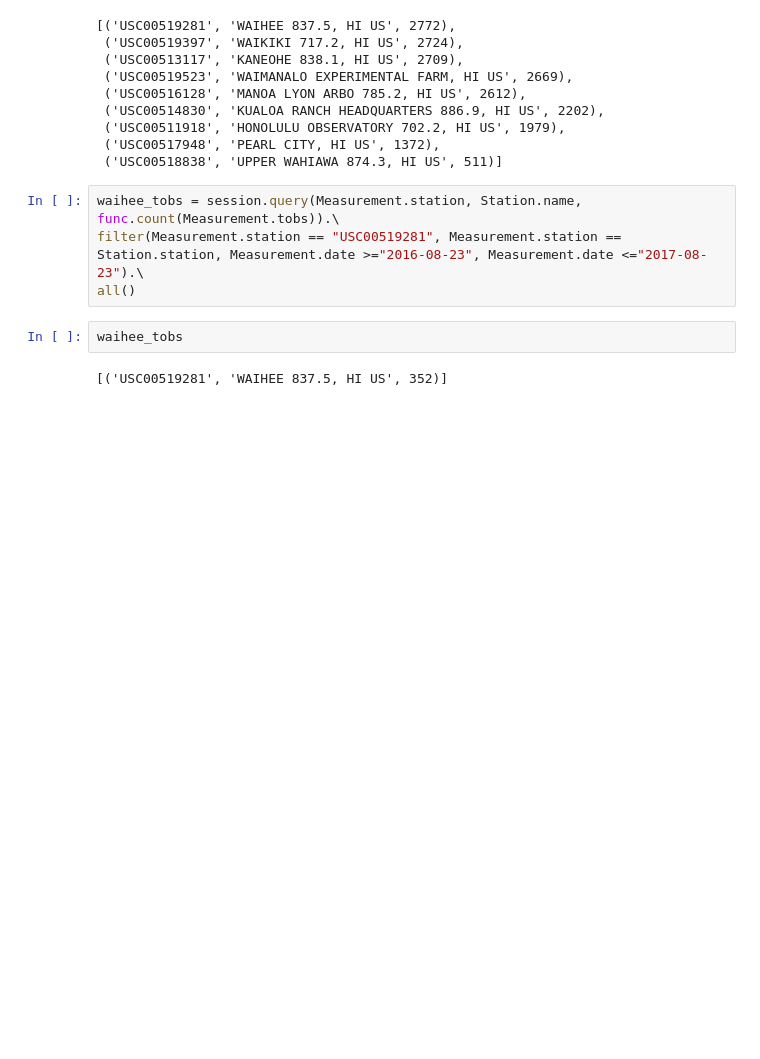
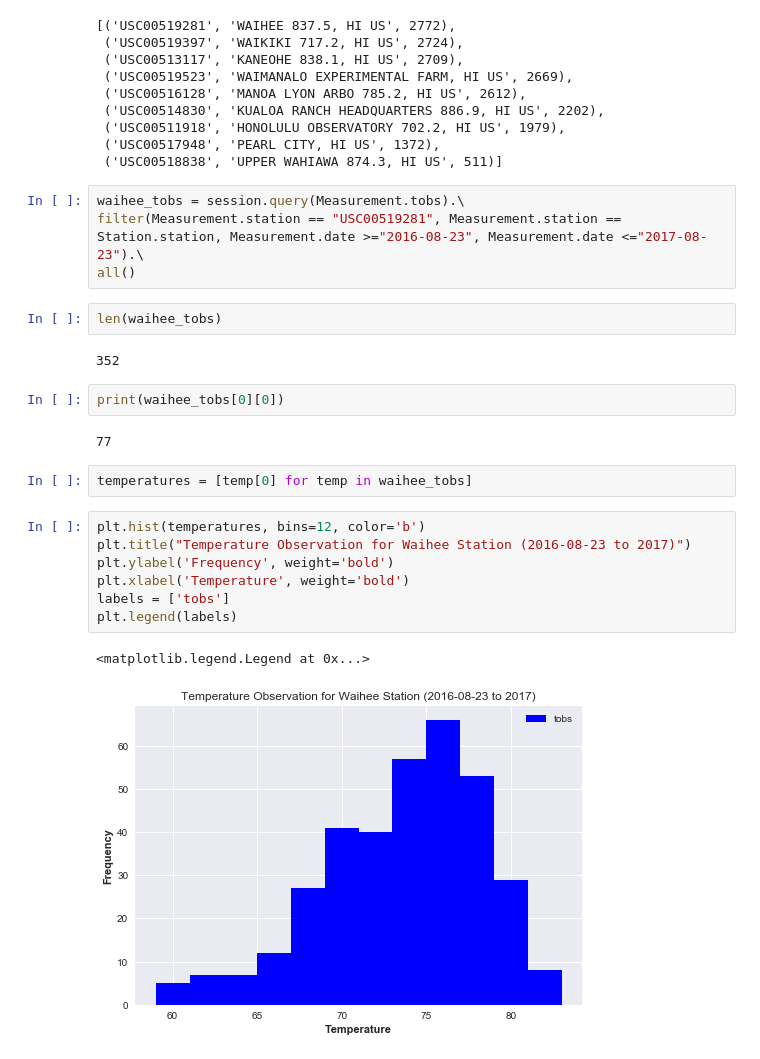
Before and after one commit to j4klein95/surfs_up, a Jupyter notebook: Notebook/climate_analysis.ipynb, the cells around one changed output. Cells and saved outputs as stored; diff of their text form; blank space fills up the shorter version.

```diff
--- a/Notebook/climate_analysis.ipynb
+++ b/Notebook/climate_analysis.ipynb
@@ -116,10 +117,26 @@ most_active_station
  ('USC00517948', 'PEARL CITY, HI US', 1372),
  ('USC00518838', 'UPPER WAHIAWA 874.3, HI US', 511)]
 # %%
-waihee_tobs = session.query(Measurement.station, Station.name, func.count(Measurement.tobs)).\
+waihee_tobs = session.query(Measurement.tobs).\
 filter(Measurement.station == "USC00519281", Measurement.station == Station.station, Measurement.date >="2016-08-23", Measurement.date <="2017-08-23").\
 all()
-# %%
-waihee_tobs
-# %% [output]
-[('USC00519281', 'WAIHEE 837.5, HI US', 352)]
+# %%
+len(waihee_tobs)
+# %% [output]
+352
+# %%
+print(waihee_tobs[0][0])
+# %% [output]
+77
+# %%
+temperatures = [temp[0] for temp in waihee_tobs]
+# %%
+plt.hist(temperatures, bins=12, color='b')
+plt.title("Temperature Observation for Waihee Station (2016-08-23 to 2017)")
+plt.ylabel('Frequency', weight='bold')
+plt.xlabel('Temperature', weight='bold')
+labels = ['tobs']
+plt.legend(labels)
+# %% [output]
+<matplotlib.legend.Legend at 0x...>
+[figure, added]
```
Also changed, not shown: parts of 6 cells of this notebook.
